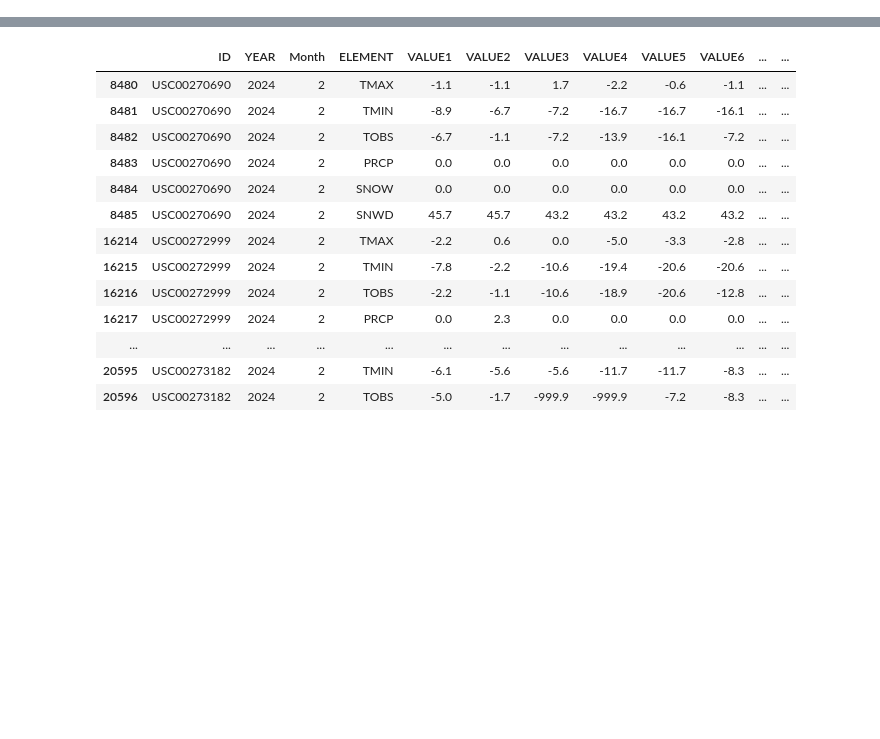
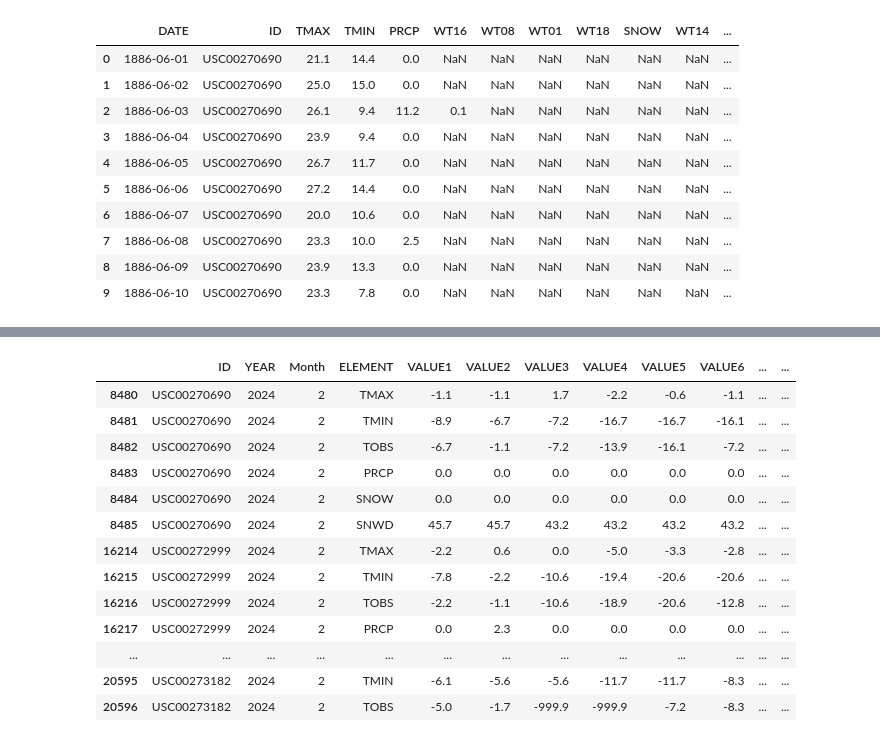
Before and after one commit to loki-k4/BlizzardX, a Jupyter notebook: project.ipynb, the cells around one changed output, grey strips where cells are left out. Cells and saved outputs as stored; diff of their text form; code cells hidden in the pictures; blank space fills up the shorter version.

```diff
--- a/project.ipynb
+++ b/project.ipynb
@@ -164,3 +182,17 @@ def transform_weather_data(df):
+# %%
+transform_Data.head(10)
+# %% [output]
+|  | DATE | ID | TMAX | TMIN | PRCP | WT16 | WT08 | WT01 | WT18 | SNOW | WT14 | ... |
+| 0 | 1886-06-01 | USC00270690 | 21.1 | 14.4 | 0.0 | NaN | NaN | NaN | NaN | NaN | NaN | ... |
+| 1 | 1886-06-02 | USC00270690 | 25.0 | 15.0 | 0.0 | NaN | NaN | NaN | NaN | NaN | NaN | ... |
+| 2 | 1886-06-03 | USC00270690 | 26.1 | 9.4 | 11.2 | 0.1 | NaN | NaN | NaN | NaN | NaN | ... |
+| 3 | 1886-06-04 | USC00270690 | 23.9 | 9.4 | 0.0 | NaN | NaN | NaN | NaN | NaN | NaN | ... |
+| 4 | 1886-06-05 | USC00270690 | 26.7 | 11.7 | 0.0 | NaN | NaN | NaN | NaN | NaN | NaN | ... |
+| 5 | 1886-06-06 | USC00270690 | 27.2 | 14.4 | 0.0 | NaN | NaN | NaN | NaN | NaN | NaN | ... |
+| 6 | 1886-06-07 | USC00270690 | 20.0 | 10.6 | 0.0 | NaN | NaN | NaN | NaN | NaN | NaN | ... |
+| 7 | 1886-06-08 | USC00270690 | 23.3 | 10.0 | 2.5 | NaN | NaN | NaN | NaN | NaN | NaN | ... |
+| 8 | 1886-06-09 | USC00270690 | 23.9 | 13.3 | 0.0 | NaN | NaN | NaN | NaN | NaN | NaN | ... |
+| 9 | 1886-06-10 | USC00270690 | 23.3 | 7.8 | 0.0 | NaN | NaN | NaN | NaN | NaN | NaN | ... |
 # %%
 state_stations = stations[stations['STATE']=='NH']
 state_lat = state_stations['LATITUDE'].mean()
```
Also changed, not shown: parts of 7 cells of this notebook.
